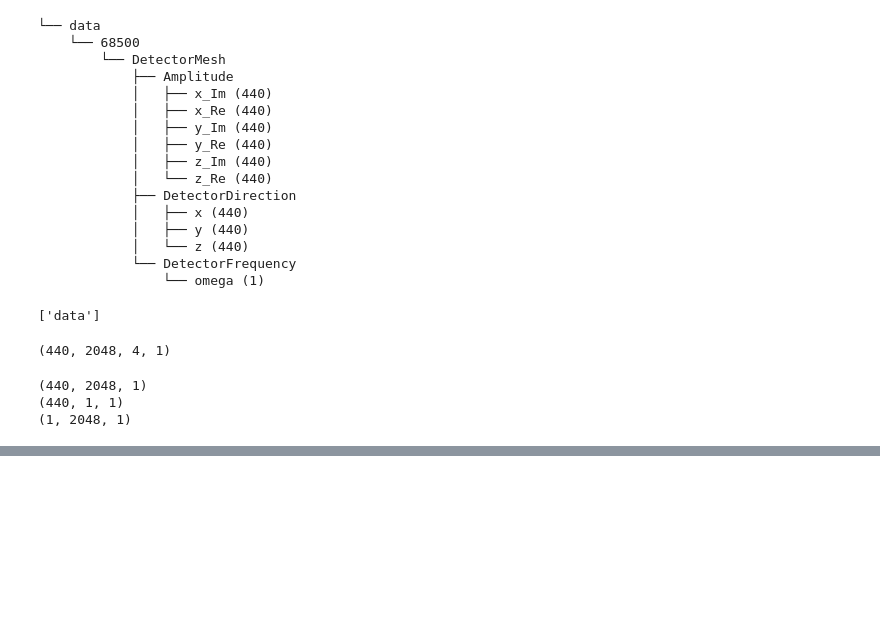
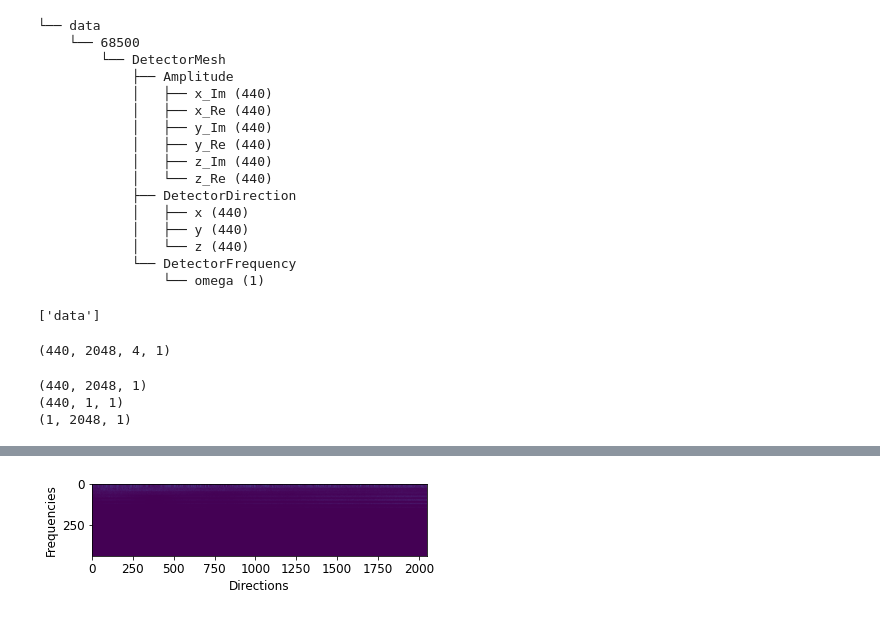
Before and after one commit to Photon-AI-Research/InSituML, a Jupyter notebook: examples/extract_radiation.ipynb, the cells around one changed output, grey strips where cells are left out. Cells and saved outputs as stored; diff of their text form; code cells hidden in the pictures; blank space fills up the shorter version.

```diff
--- a/examples/extract_radiation.ipynb
+++ b/examples/extract_radiation.ipynb
@@ -115,0 +79,89 @@ plt.show()
+# %%
+import matplotlib.pyplot as plt
+import matplotlib.colors
+from mpl_toolkits.mplot3d import Axes3D
+import matplotlib.ticker as tick
+from matplotlib import cm
+
+plt.rcParams['axes.labelsize'] = 12
+plt.rcParams['xtick.labelsize']=12
+plt.rcParams['ytick.labelsize']=12
+plt.rcParams['lines.linewidth']=3
+params = {'mathtext.default': 'regular' }
+plt.rcParams.update(params)
+
+radiation_sim = radiation.RadiationData(readfile)
+spectra = radiation_sim.get_Spectra()
+
+integrate_over_direction = np.sum(spectra, axis=0)
+integrate_over_frequency = np.sum(spectra, axis=1)
+print(integrate_over_direction.shape)
+print(integrate_over_frequency.shape)
+
+frequency = radiation_sim.get_omega()
+print(frequency.shape)
+
+spectra = radiation_sim.get_Spectra()
+#1st dim: direction, 2nd dim: frequency
+plt.imshow(spectra)
+plt.xlabel('Directions')
+plt.ylabel('Frequencies')
+plt.show()
+
+integrate_over_direction = np.sum(spectra, axis=0)
+integrate_over_frequency = np.sum(spectra, axis=1)
+
+frequency = radiation_sim.get_omega()
+n_vec_directions = radiation_sim.get_vector_n()
+
+plt.plot(frequency, integrate_over_direction)
+plt.xlabel('Frequency')
+plt.ylabel('Spectra')
+plt.grid(True)
+plt.show()
+
+plt.plot(np.arange(0, integrate_over_direction.shape[0], 1), integrate_over_direction)
+plt.xlabel('Direction')
+plt.ylabel('Spectra')
+plt.grid(True)
+plt.show()
+
+fig = plt.figure(figsize=(24,10))
+ax = fig.add_subplot(1, 1, 1, projection='3d')
+
+norm = matplotlib.colors.Normalize(vmin=np.min(integrate_over_frequency),
+                            vmax=np.max(integrate_over_frequency))
+
+ax.scatter(n_vec_directions[:,0], n_vec_directions[:, 1], n_vec_directions[:, 2],
+       c=plt.cm.jet(norm(integrate_over_frequency)), s=20, alpha=0.5)
+ax.view_init(40, 200)
+
+m = cm.ScalarMappable(cmap=plt.cm.jet, norm=norm)
+m.set_array([])
+cb = plt.colorbar(m, shrink=0.6, pad=0.01)
+cb.ax.tick_params(labelsize=23)
+cb.ax.get_yaxis().labelpad = 15
+cb.ax.set_ylabel('Spectra over frequency', fontsize=25)
+
+ax.set_xlabel('x', fontsize=25, linespacing=5.2)
+ax.set_ylabel('y', fontsize=25, linespacing=5.2)
+ax.set_zlabel('z', fontsize=25, linespacing=5.2)
+ax.dist = 10
+
+ax.xaxis.set_tick_params(labelsize=23)
+ax.yaxis.set_tick_params(labelsize=23)
+ax.zaxis.set_tick_params(labelsize=23)
+ax.xaxis.labelpad=30
+ax.yaxis.labelpad=30
+ax.zaxis.labelpad=30
+
+ax.tick_params(axis='both', which='major', pad=10)
+
+ax.xaxis._axinfo['label']['space_factor'] = 5.0
+ax.yaxis._axinfo['label']['space_factor'] = 5.0
+ax.zaxis._axinfo['label']['space_factor'] = 5.0
+
+ax.set_title('Spectra', fontsize=25)
+
+plt.show()
+# %% [output]
@@ -115,0 +171 @@ plt.show()
+[figure, added]
```
Also changed, not shown: parts of 9 cells of this notebook, 1 other file.
